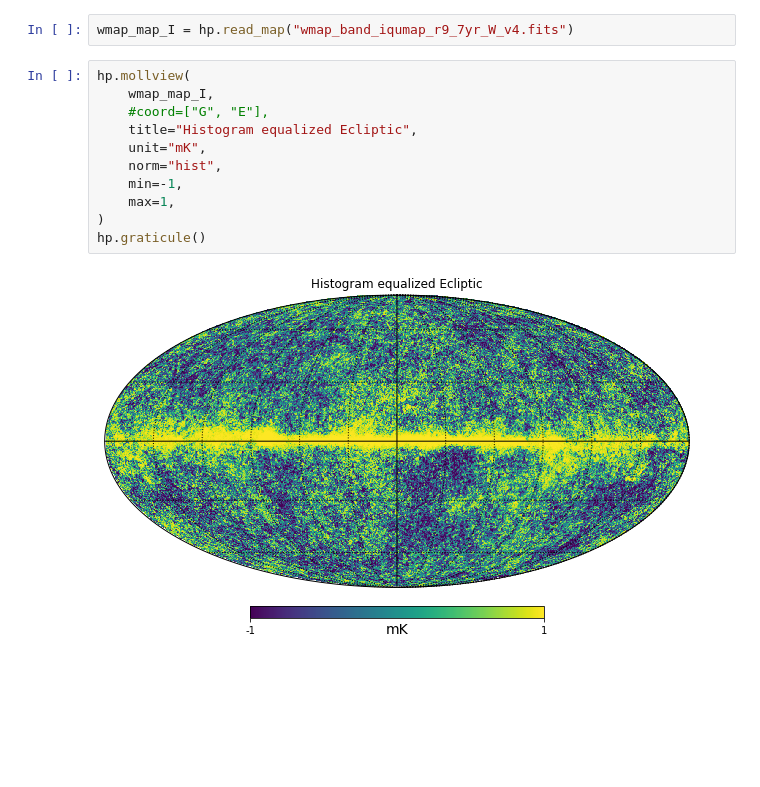
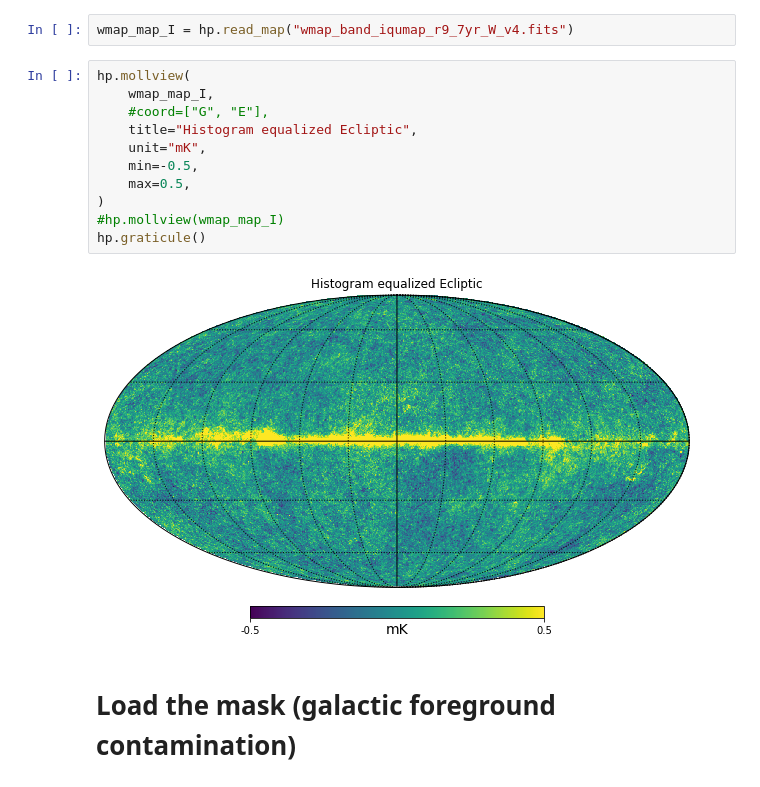
Before and after one commit to csabiu/astronomy, a Jupyter notebook: Astronomy_CMB.ipynb, the cells around one changed output. Cells and saved outputs as stored; diff of their text form; blank space fills up the shorter version.

```diff
--- a/Astronomy_CMB.ipynb
+++ b/Astronomy_CMB.ipynb
@@ -228,16 +153,18 @@ wmap_map_I = hp.read_map("wmap_band_iqumap_r9_7yr_W_v4.fits")
 # %%
 hp.mollview(
     wmap_map_I,
     #coord=["G", "E"],
     title="Histogram equalized Ecliptic",
     unit="mK",
-    norm="hist",
-    min=-1,
-    max=1,
+    min=-0.5,
+    max=0.5,
 )
+#hp.mollview(wmap_map_I)
 hp.graticule()
 # %% [output]
-[figure, old version]
+[figure, new version]
+# %% [markdown]
+# Load the mask (galactic foreground contamination)
 # %%
 mask = hp.read_map("wmap_temperature_analysis_mask_r9_7yr_v4.fits").astype(np.bool_)
 wmap_map_I_masked = hp.ma(wmap_map_I)
```
Also changed, not shown: parts of 31 cells of this notebook.
